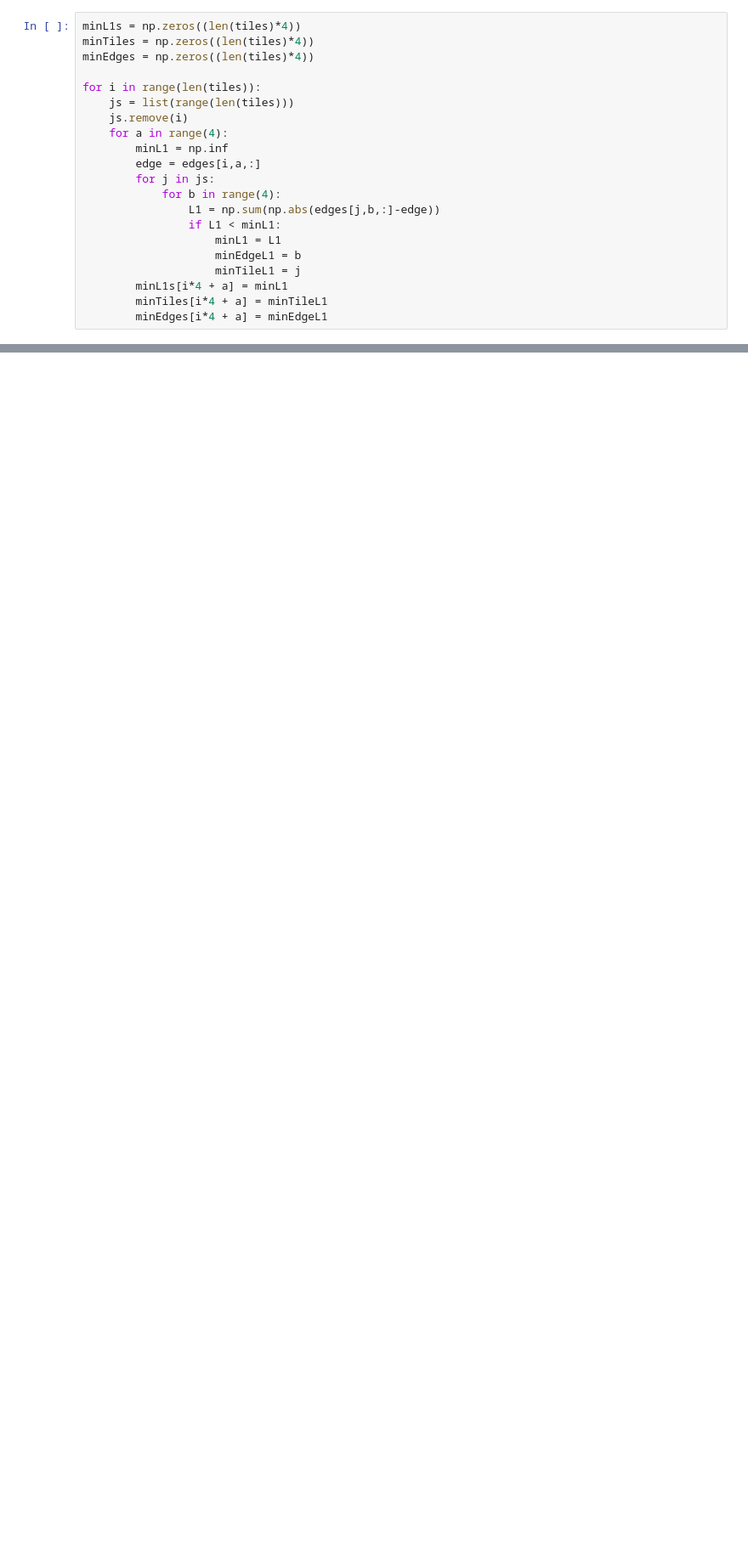
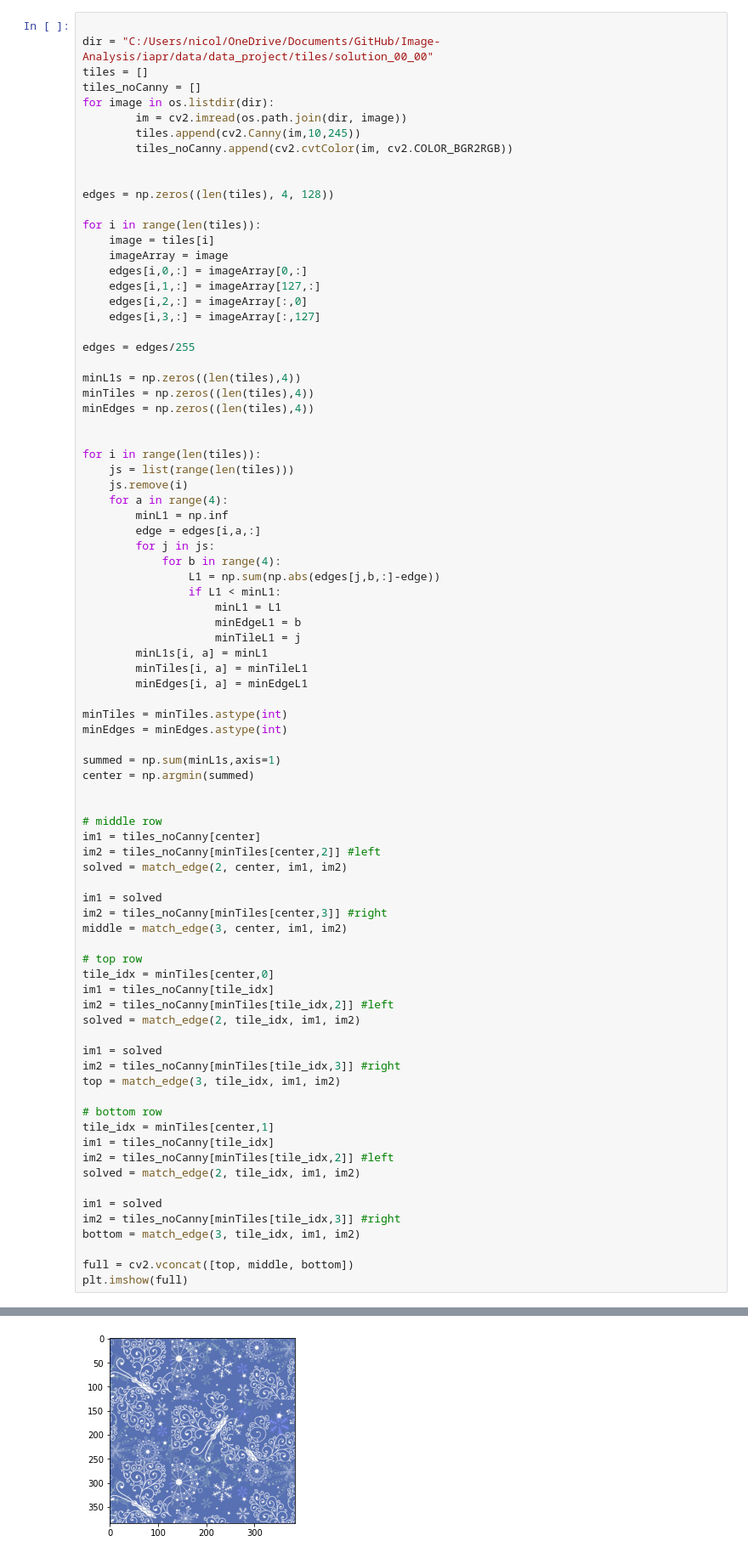
Before and after one commit to beckersven/iapr, a Jupyter notebook: project/solve_puzzle.ipynb, the cells around one changed output, grey strips where cells are left out. Shown at 85% size. Drawn from its saved outputs; the diff is of its cells as text; blank space fills up the shorter version.

Commit message:
solve_puzzle (doesn't work)

```diff
--- a/project/solve_puzzle.ipynb
+++ b/project/solve_puzzle.ipynb
@@ -132,7 +57,30 @@ plt.imshow(tiles[0])
 # %%
-minL1s = np.zeros((len(tiles)*4))
-minTiles = np.zeros((len(tiles)*4))
-minEdges = np.zeros((len(tiles)*4))
+
+dir = "C:/Users/nicol/OneDrive/Documents/GitHub/Image-Analysis/iapr/data/data_project/tiles/solution_00_00"
+tiles = []
+tiles_noCanny = []
+for image in os.listdir(dir):
+        im = cv2.imread(os.path.join(dir, image))
+        tiles.append(cv2.Canny(im,10,245))
+        tiles_noCanny.append(cv2.cvtColor(im, cv2.COLOR_BGR2RGB))
+
+
+edges = np.zeros((len(tiles), 4, 128))
+
+for i in range(len(tiles)):
+    image = tiles[i]
+    imageArray = image
+    edges[i,0,:] = imageArray[0,:]
+    edges[i,1,:] = imageArray[127,:]
+    edges[i,2,:] = imageArray[:,0]
+    edges[i,3,:] = imageArray[:,127]
+
+edges = edges/255
+
+minL1s = np.zeros((len(tiles),4))
+minTiles = np.zeros((len(tiles),4))
+minEdges = np.zeros((len(tiles),4))
+
 
 for i in range(len(tiles)):
     js = list(range(len(tiles)))
@@ -147,6 +95,46 @@ for i in range(len(tiles)):
                     minL1 = L1
                     minEdgeL1 = b
                     minTileL1 = j
-        minL1s[i*4 + a] = minL1
-        minTiles[i*4 + a] = minTileL1
-        minEdges[i*4 + a] = minEdgeL1
+        minL1s[i, a] = minL1
+        minTiles[i, a] = minTileL1
+        minEdges[i, a] = minEdgeL1
+
+minTiles = minTiles.astype(int)
+minEdges = minEdges.astype(int)
+
+summed = np.sum(minL1s,axis=1)
+center = np.argmin(summed)
+
+
+# middle row
+im1 = tiles_noCanny[center]
+im2 = tiles_noCanny[minTiles[center,2]] #left
+solved = match_edge(2, center, im1, im2)
+
+im1 = solved
+im2 = tiles_noCanny[minTiles[center,3]] #right
+middle = match_edge(3, center, im1, im2)
+
+# top row
+tile_idx = minTiles[center,0]
+im1 = tiles_noCanny[tile_idx]
+im2 = tiles_noCanny[minTiles[tile_idx,2]] #left
+solved = match_edge(2, tile_idx, im1, im2)
+
+im1 = solved
+im2 = tiles_noCanny[minTiles[tile_idx,3]] #right
+top = match_edge(3, tile_idx, im1, im2)
+
+# bottom row
+tile_idx = minTiles[center,1]
+im1 = tiles_noCanny[tile_idx]
+im2 = tiles_noCanny[minTiles[tile_idx,2]] #left
+solved = match_edge(2, tile_idx, im1, im2)
+
+im1 = solved
+im2 = tiles_noCanny[minTiles[tile_idx,3]] #right
+bottom = match_edge(3, tile_idx, im1, im2)
+
+full = cv2.vconcat([top, middle, bottom])
+plt.imshow(full)
+# %% [output]
@@ -152,0 +142 @@ for i in range(len(tiles)):
+[figure, added]
```
Also changed, not shown: parts of 14 cells of this notebook, 2 other files.
